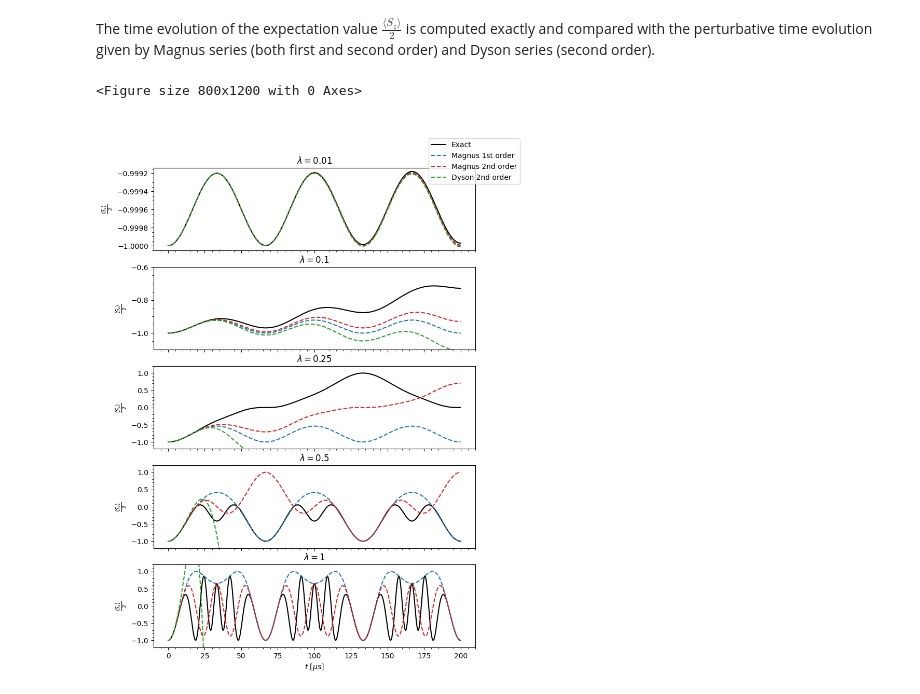
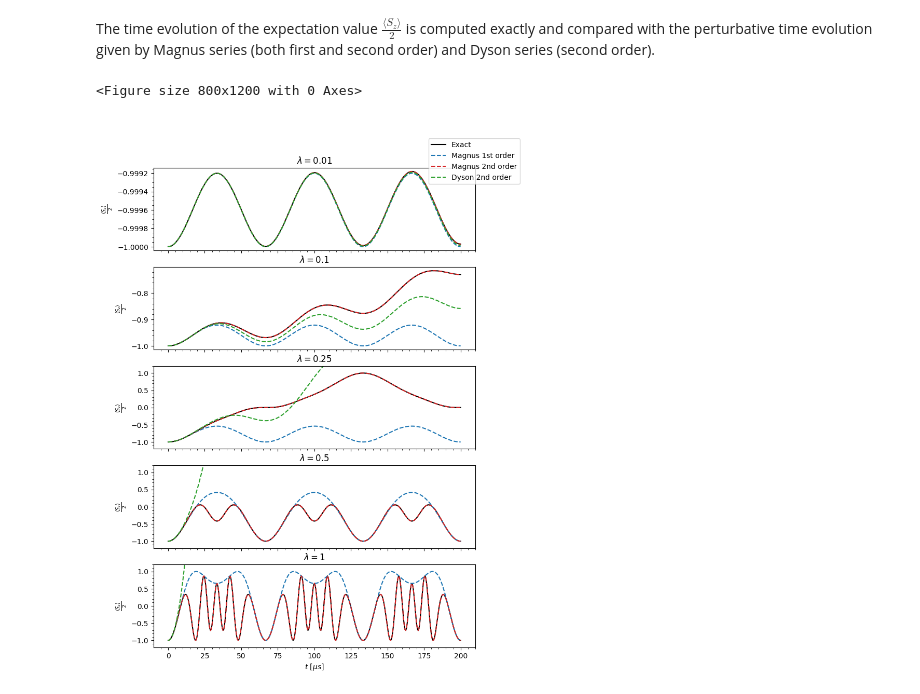
Before and after one commit to diegoscantam/perturbations, a Jupyter notebook: simulation.ipynb, the cells around one changed output. Cells and saved outputs as stored; diff of their text form; code cells hidden in the pictures.

```diff
--- a/simulation.ipynb
+++ b/simulation.ipynb
@@ -139,11 +139,11 @@ freq_ratio = [0.01, 0.1, 0.25, 0.5, 1]
 
 # First Magnus term (time integral of H_1)
 def M1(t, freq_ratio):
-        return -2*freq_ratio*np.sin(0.5*delta*t)*np.kron(S_x(), \
+        return -1*(2*freq_ratio)*np.sin(0.5*delta*t)*np.kron(S_x(), \
         np.exp(0.5j*delta*t)*a - np.exp(-0.5j*delta*t)*a_dagger)
 # Second Magnus term (double time integral of [H_1(t1),H_1(t2)])
 def M2(t, freq_ratio):
-        return -1j*(freq_ratio**2)*delta*(t - np.sin(delta*t)/delta)*np.kron( 2*np.kron(id_2,id_2)+ np.kron(sgm_x, sgm_x), id_2)
+        return -0.5j*(4*freq_ratio**2)*delta*(t - np.sin(delta*t)/delta)*np.kron( np.kron(sgm_x, sgm_x), id_2)
 
 
 # Prepare plot of mean <sgm_z> as a function of t, for different frequency ratios
@@ -162,8 +162,13 @@ for jj in range(0, len(freq_ratio)):
     mean_z1 = []
     mean_z2 = []
     mean_z2d = []
-
-    # Find the value of t for which the integral of the Hamiltonian is equal to pi
+    #mean_test = []
+    #result = np.zeros(shape = (8,8))
+    #for rr in range(len(state)):
+    #     for ss in range(len(state)):
+    #        integrand = lambda t: H_1(t, freq_ratio[jj])[rr][ss]
+    #        result[rr][jj], error = spi.quad(integrand, 0, t[kk])
+    ## Find the value of t for which the integral of the Hamiltonian is equal to pi
     # This t_limit value is the rigourous bound for the convergence of the ME
     #integrand = lambda t: linalg.norm(H_1(t, freq_ratio[jj]))
     #integral = [0]
@@ -181,38 +186,41 @@ for jj in range(0, len(freq_ratio)):
         # Magnus:
         state1 = linalg.expm(M1(t[kk], freq_ratio[jj])) @ gs
         state2 = linalg.expm(M1(t[kk], freq_ratio[jj]) + M2(t[kk], freq_ratio[jj])) @ gs
+        #state_test = linalg.expm(-1j*result) @ gs
         # Dyson:
         # Remember the relationship between Magnus terms and Dyson terms:  D1 = M1 and D2 = M2 + 0.5 M1^2
         state2d = (I + M1(t[kk], freq_ratio[jj]) + M2(t[kk], freq_ratio[jj]) + \
                  0.5*M1(t[kk], freq_ratio[jj]) @ M1(t[kk], freq_ratio[jj]))@ gs
         # Store expectation values in a list
         mean_z.append(expectation_z(state))
         mean_z1.append(expectation_z(state1))
         mean_z2.append(expectation_z(state2))
         mean_z2d.append(expectation_z(state2d))
+        #mean_test.append(expectation_z(state_test))
     # Plot the different time evolutions for jj-th ratio value
     axs[jj].plot(t, mean_z, color = 'k', label = 'Exact')
     axs[jj].plot(t, mean_z1,  color = cmap(0), linestyle = 'dashed',label = 'Magnus 1st order')
     axs[jj].plot(t, mean_z2,  color = cmap(6), linestyle = 'dashed',label = 'Magnus 2nd order')
     axs[jj].plot(t, mean_z2d,  color = cmap(4), linestyle = 'dashed',label = 'Dyson 2nd order')
+    #axs[jj].plot(t, mean_test,  color = cmap(4), linestyle = 'dashed',label = 'Magnus test')
     #axs[jj].axvline(t_limit, linestyle= 'solid', color = cmap(1))
     axs[jj].minorticks_on()
     axs[jj].set_title('$\lambda=$' + str(freq_ratio[jj]))
 
 # Set a low y limit on the axis for higher ratios since Dyson series diverges
-axs[1].set_ylim(-1.1,-0.6)
+#axs[1].set_ylim(-1.1,-0.6)
 axs[2].set_ylim(-1.2,1.2)
 axs[3].set_ylim(-1.2,1.2)
 axs[4].set_ylim(-1.2,1.2)
 # Labels setup
 for ax in axs.flat:
     ax.set(xlabel='$t$ [$\mu s$]', ylabel='$\\frac{\langle S_z\\rangle}{2}$')
 for ax in axs.flat:
     ax.label_outer()
 # Legend setup
 handles, labels = ax.get_legend_handles_labels()
 fig.legend(handles, labels, loc=(0.78,0.88))
 plt.show()
 # %% [output]
 <Figure size 800x1200 with 0 Axes>
-[figure, old version]
+[figure, new version]
```
Also changed, not shown: parts of 2 cells of this notebook, 1 other file.
